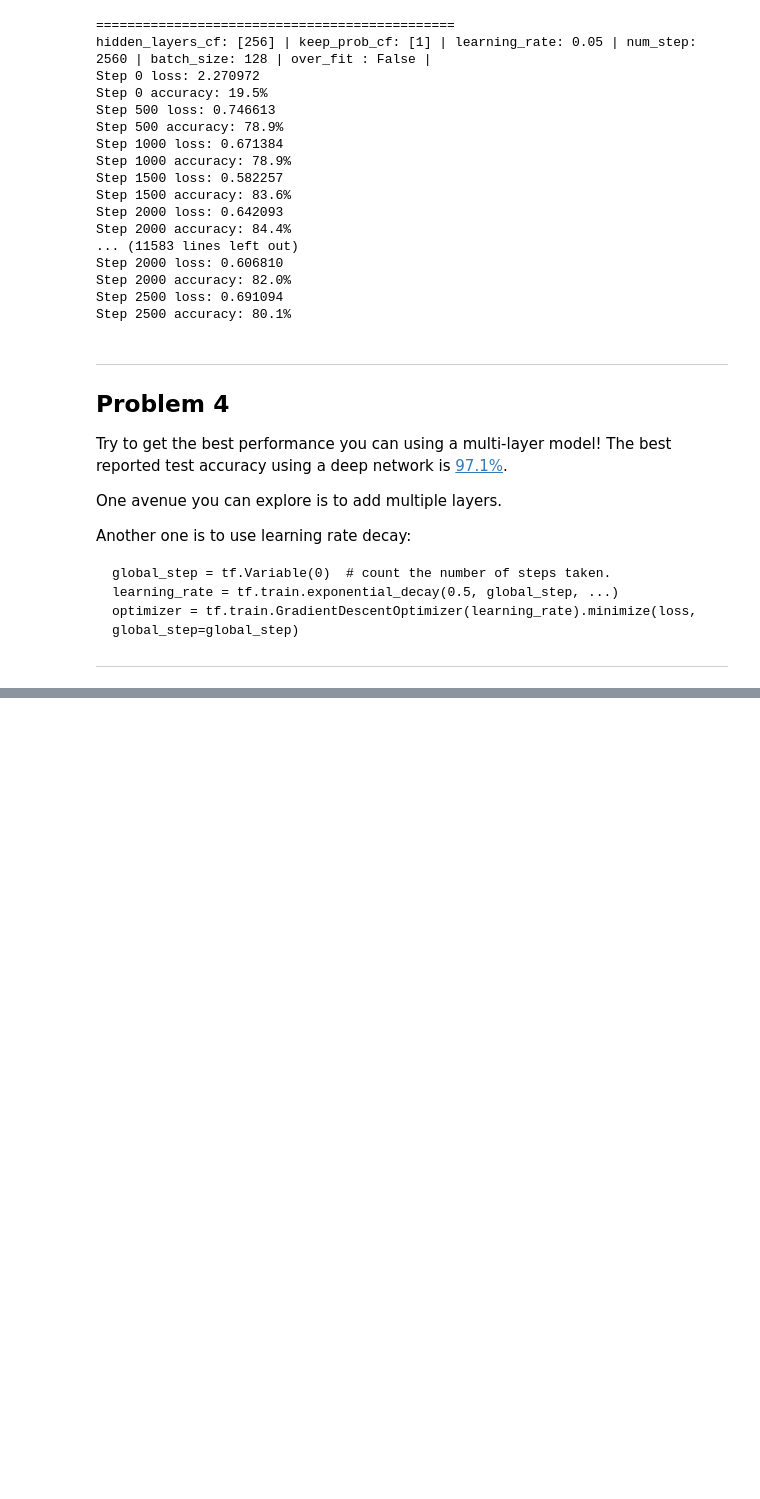
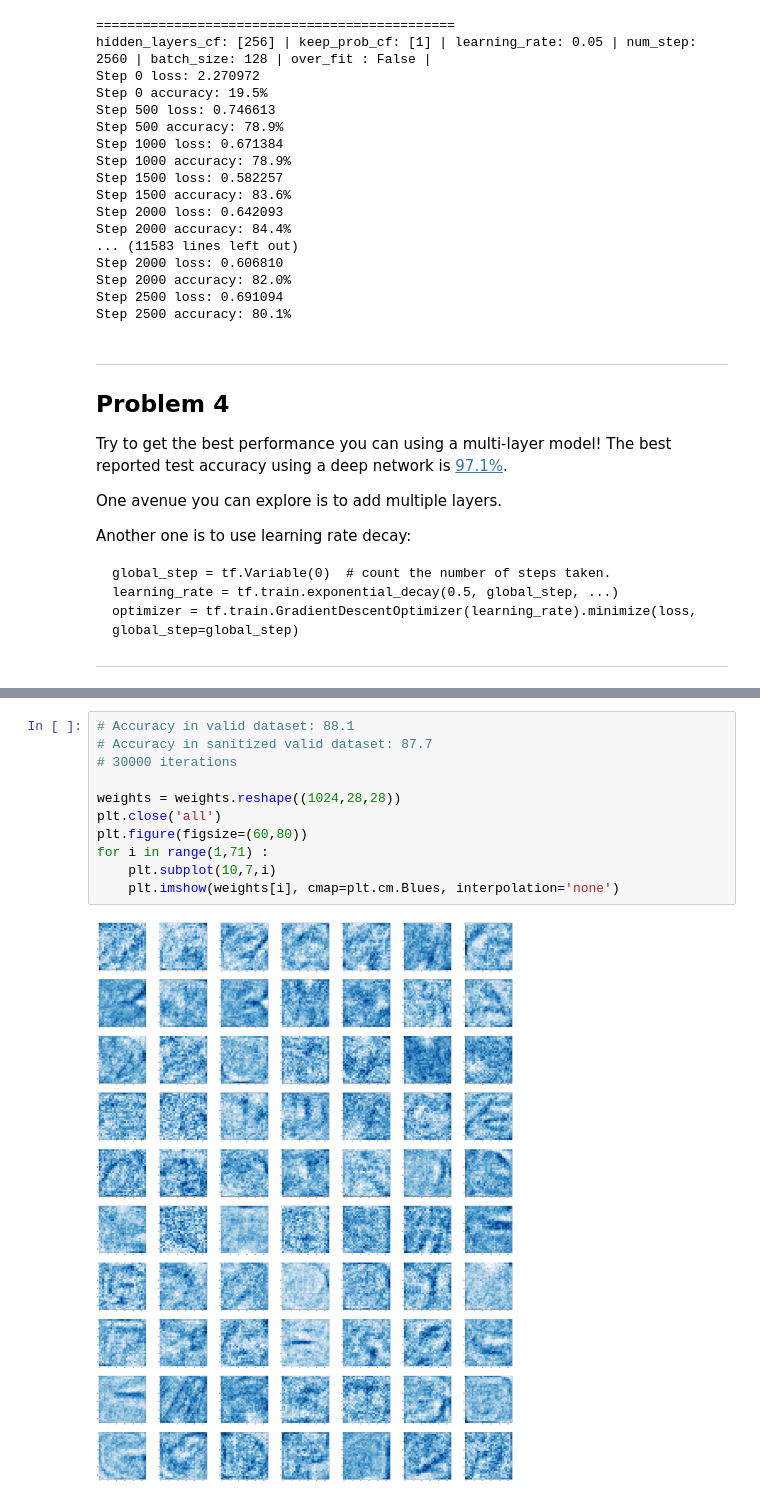
Before and after one commit to gear/DeepLearning, a Jupyter notebook: 3_regularization.ipynb, the cells around one changed output, grey strips where cells are left out. Cells and saved outputs as stored; diff of their text form; blank space fills up the shorter version.

```diff
--- a/3_regularization.ipynb
+++ b/3_regularization.ipynb
@@ -576,0 +801,13 @@ def custom_dropout_inference
+# %%
+# Accuracy in valid dataset: 88.1
+# Accuracy in sanitized valid dataset: 87.7
+# 30000 iterations
+
+weights = weights.reshape((1024,28,28))
+plt.close('all')
+plt.figure(figsize=(60,80))
+for i in range(1,71) :
+    plt.subplot(10,7,i)
+    plt.imshow(weights[i], cmap=plt.cm.Blues, interpolation='none')
+# %% [output]
+[figure, added]
```
Also changed, not shown: parts of 10 cells of this notebook, 1 other file.
